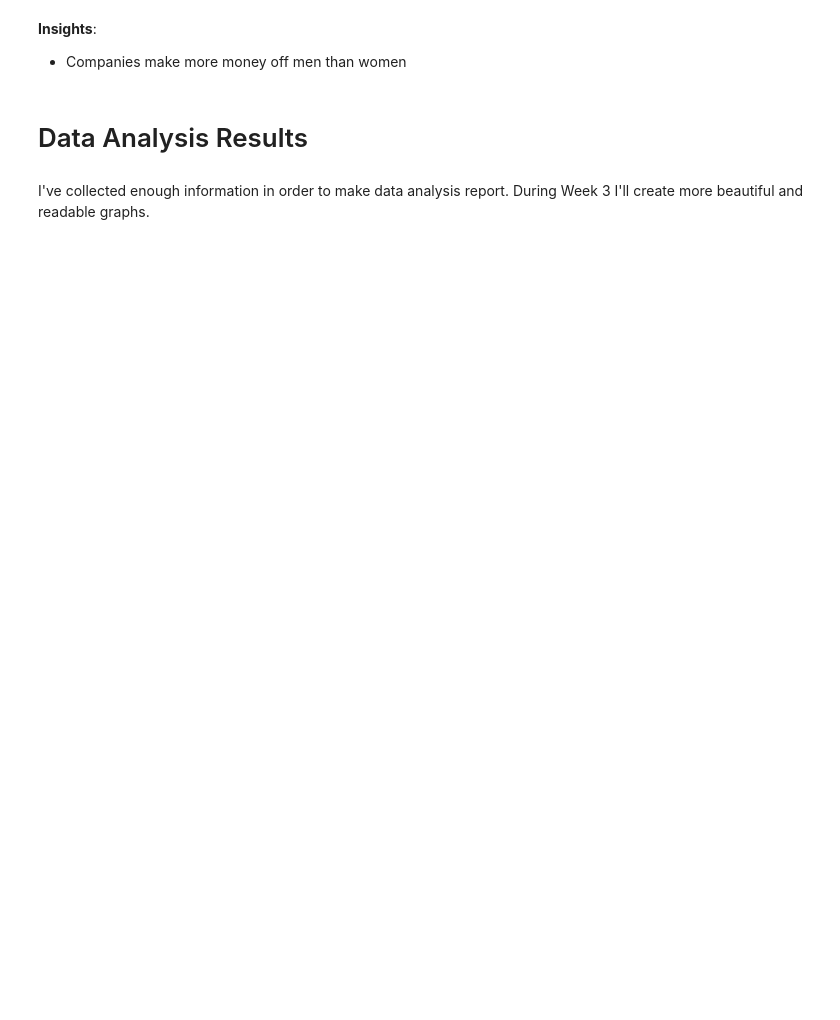
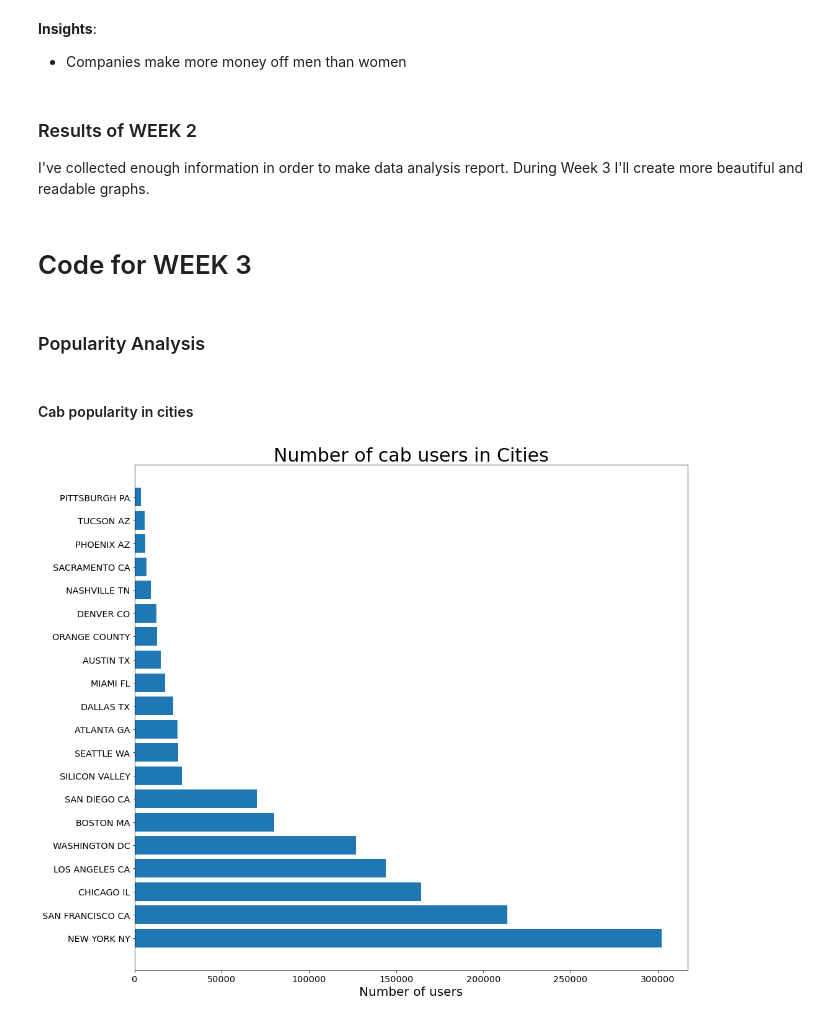
Before and after one commit to KarlsonAV/DGWeek-2-3, a Jupyter notebook: EDA_Notebook.ipynb, the cells around one changed output. Drawn from its saved outputs; the diff is of its cells as text; code cells hidden in the pictures; blank space fills up the shorter version.

Commit message:
Finished Week 3 task

```diff
--- a/EDA_Notebook.ipynb
+++ b/EDA_Notebook.ipynb
@@ -646,7 +640,26 @@ plt.show()
 <ul>
 <li>Companies make more money off men than women</li>
 </ul>
+# %% [markdown]
+### Results of WEEK 2
+
+I've collected enough information in order to make data analysis report. During Week 3 I'll create more beautiful and readable graphs.
+# %% [markdown]
+# Code for WEEK 3
 # %% [markdown]
-# Data Analysis Results
+### Popularity Analysis
-# %% [markdown]
-I've collected enough information in order to make data analysis report. During Week 3 I'll create more beautiful and readable graphs.
+# %% [markdown]
+#### Cab popularity in cities
+# %%
+plt.figure(figsize=(16,15))
+
+cities = cities.sort_values(by=['Users'], ascending=False)
+cities = cities.reset_index(drop=True)
+
+plt.barh(cities["City"], cities["Users"])
+plt.title("Number of cab users in Cities", fontsize=30)
+plt.xlabel("Number of users", fontsize=20)
+plt.savefig("1.png")
+plt.show()
+# %% [output]
+[figure, added]
```
Also changed, not shown: parts of 54 cells of this notebook, 1 other file.
